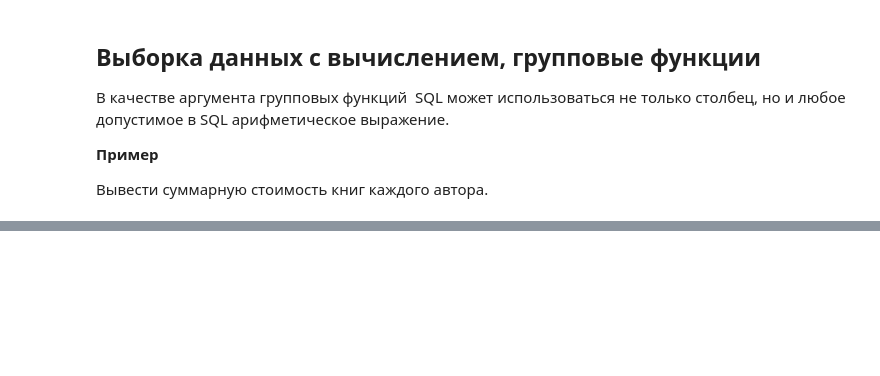
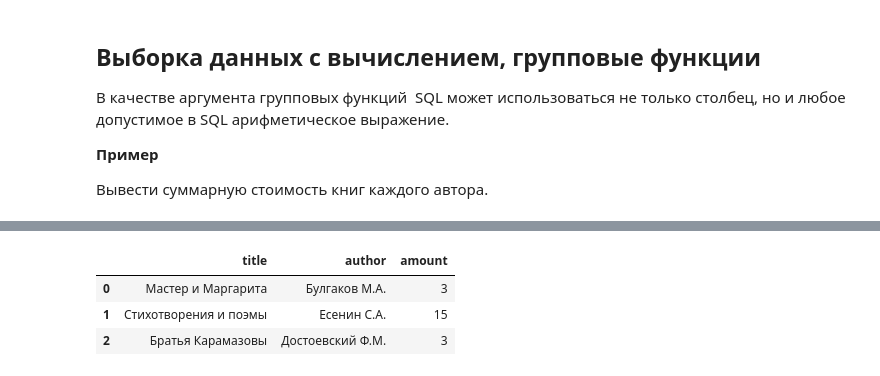
Before and after one commit to w9ip/learning, a Jupyter notebook: DB/Без названия.ipynb, the cells around one changed output, grey strips where cells are left out. Saved outputs shown, nothing was run; the diff lists cells and outputs as text; code cells hidden in the pictures; blank space fills up the shorter version.

```diff
--- a/DB/Без названия.ipynb
+++ b/DB/Без названия.ipynb
@@ -757,0 +1057,11 @@ GROUP BY author
+# %%
+read_sql_query("""
+SELECT title, author, amount
+FROM book
+WHERE ABS(amount - (SELECT AVG(amount) FROM book)) > 3
+""")
+# %% [output]
+|  | title | author | amount |
+| 0 | Мастер и Маргарита | Булгаков М.А. | 3 |
+| 1 | Стихотворения и поэмы | Есенин С.А. | 15 |
+| 2 | Братья Карамазовы | Достоевский Ф.М. | 3 |
```
Also changed, not shown: parts of 41 cells of this notebook.
